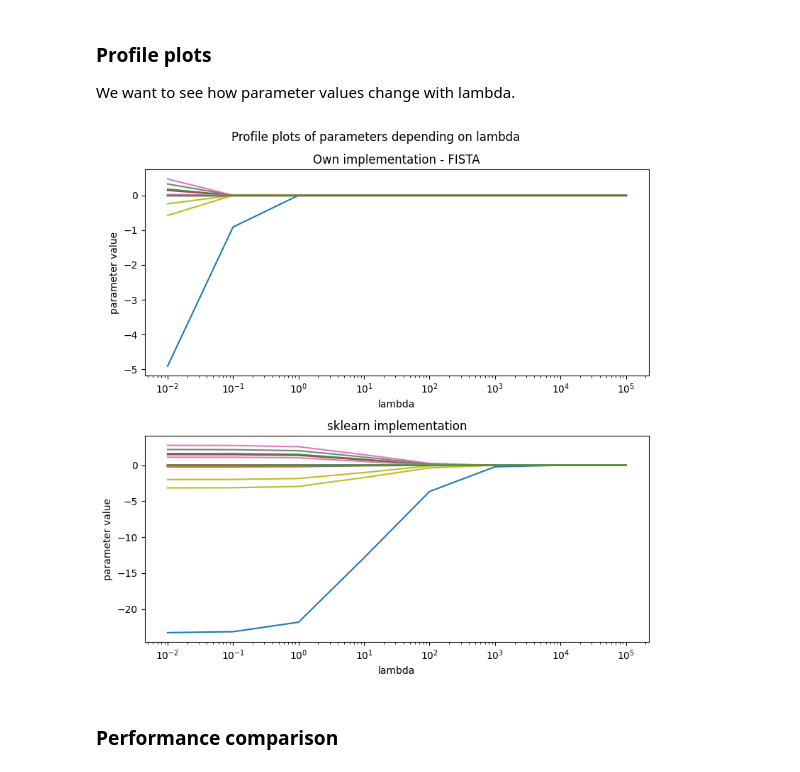
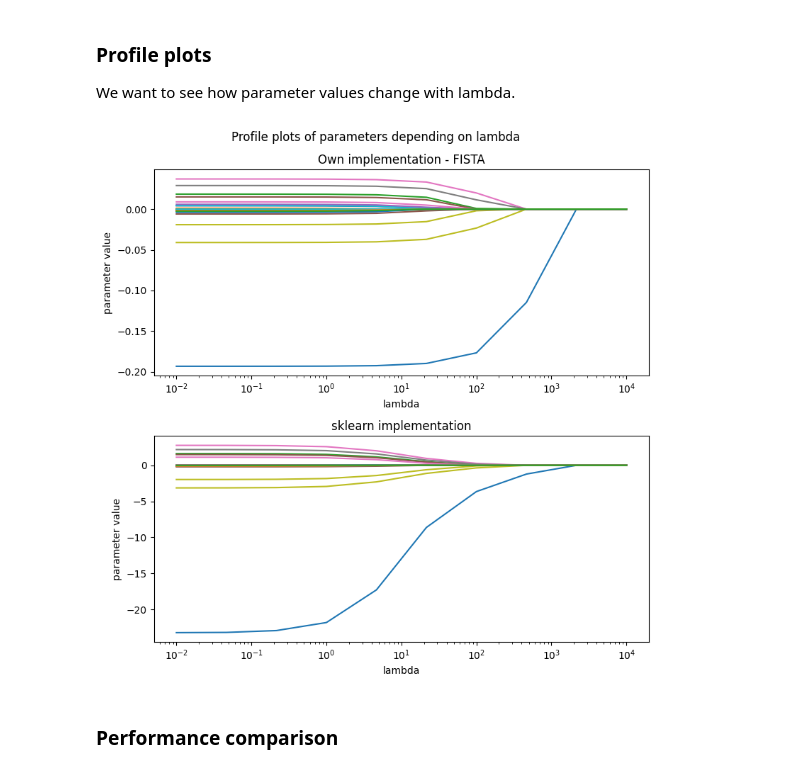
Before and after one commit to zochowskitomasz/AML_project, a Jupyter notebook: AMLpro1.ipynb, the cells around one changed output. Cells and saved outputs as stored; diff of their text form; code cells hidden in the pictures.

```diff
--- a/AMLpro1.ipynb
+++ b/AMLpro1.ipynb
@@ -134,14 +76,15 @@ fista_model.plot_coefficients(feature_names=X_train.columns.tolist())
 ### sklearn baseline
 Run the same train/validation split with the sklearn implementation to compare the selected `lambda` and validation score against the custom FISTA solver.
 # %%
-sklearn_model = LabeledLogReg(implementation="sklearn", n_lambdas=20, max_iter=2000)
-sklearn_model.fit(X_train, y_train)
-sklearn_result = sklearn_model.validate(X_valid, y_valid, measure="f_measure")
+# TODO: replace this with sklearns logreg
+# sklearn_model = LabeledLogReg(implementation="sklearn", n_lambdas=20, max_iter=2000)
+# sklearn_model.fit(X_train, y_train)
+# sklearn_result = sklearn_model.validate(X_valid, y_valid, measure="f_measure")
 
-print("sklearn best lambda:", sklearn_result["best_lambda"])
-print("sklearn validation score:", sklearn_result["best_score"])
-sklearn_pred_proba = sklearn_model.predict_proba(X_valid)
-sklearn_pred_proba[:5]
+# print("sklearn best lambda:", sklearn_result["best_lambda"])
+# print("sklearn validation score:", sklearn_result["best_score"])
+# sklearn_pred_proba = sklearn_model.predict_proba(X_valid)
+# sklearn_pred_proba[:5]
 # %% [markdown]
 # Experiments
 # %% [markdown]
@@ -158,37 +101,39 @@ We want to see how parameter values change with lambda.
 X_train = shopping_train.iloc[:, :-5]
 y_train = shopping_train.iloc[:, -5]
 
-lambdas = [10**i for i in range(-2, 6)]
+lambdas = [10**i for i in np.linspace(-2, 4, 10)]
 
 fig, (ax1, ax2) = plt.subplots(2, 1, figsize=(8, 8))
 
-fista_model = LabeledLogReg(lambda_grid=lambdas, random_state=RANDOM_SEED)
+fista_model = LabeledLogReg(lambda_grid=lambdas)
 fista_model.fit(X_train, y_train)
 coefficients_fista = [model.coef for model in fista_model.models_]
 
+sklearn_models = []
 coefficients_sklearn = []
 for l in lambdas:
-    sklearn_model = LogisticRegression(l1_ratio=1, C=1/l, solver="saga", random_state=RANDOM_SEED)
+    sklearn_model = LogisticRegression(l1_ratio=1, C=1/l, solver="saga")
     sklearn_model.fit(X_train, y_train)
+    sklearn_models.append(sklearn_model)
     coefficients_sklearn.append(sklearn_model.coef_.ravel())
 
 for i in range(X_train.shape[1]):
     coef_fista = [x[i] for x in coefficients_fista]
     ax1.plot(lambdas, coef_fista)
     coef_sklearn = [x[i] for x in coefficients_sklearn]
     ax2.plot(lambdas, coef_sklearn)
 
 fig.suptitle("Profile plots of parameters depending on lambda")
 ax1.set_xscale("log")
 ax1.set_xlabel("lambda")
 ax1.set_ylabel("parameter value")
 ax1.set_title("Own implementation - FISTA")
 ax2.set_xscale("log")
 ax2.set_xlabel("lambda")
 ax2.set_ylabel("parameter value")
 ax2.set_title("sklearn implementation")
 fig.tight_layout()
 # %% [output]
-[figure, old version]
+[figure, new version]
 # %% [markdown]
 ### Performance comparison
```
Also changed, not shown: parts of 10 cells of this notebook.
